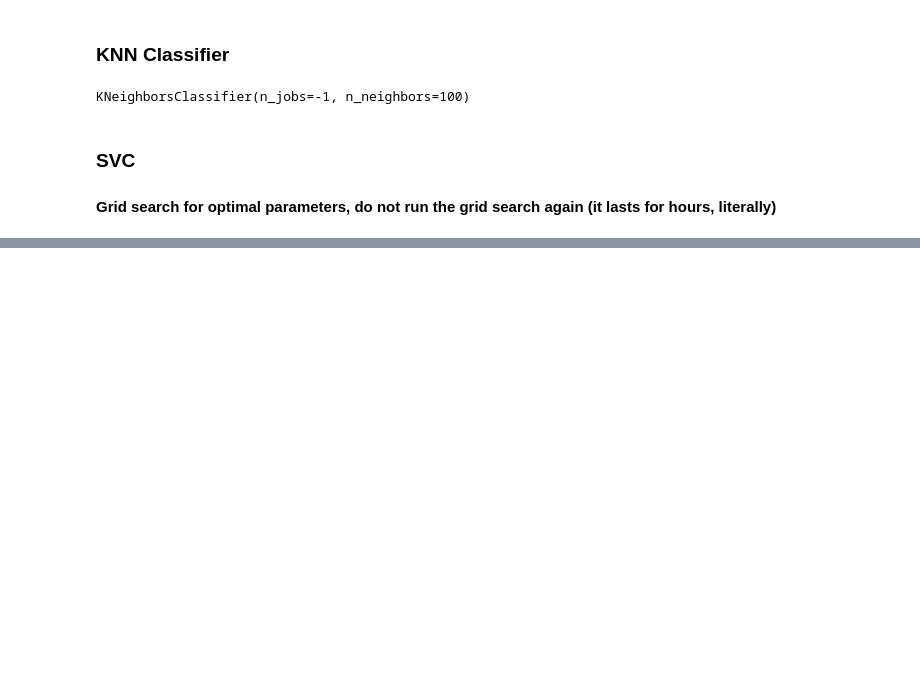
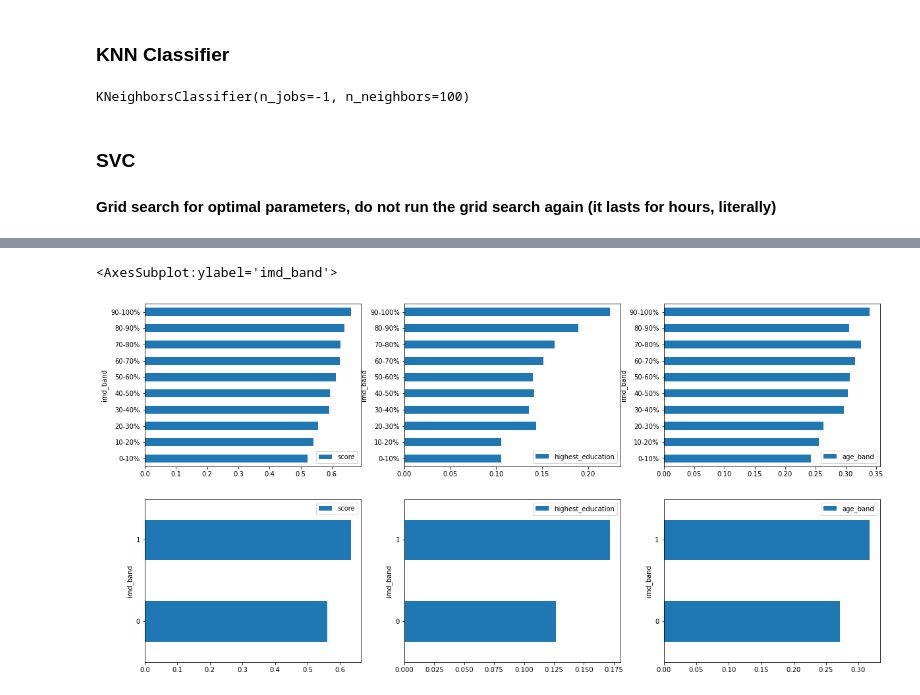
Before and after one commit to ksimicevic/early-student-success-predictors, a Jupyter notebook: project-pt2.ipynb, the cells around one changed output, grey strips where cells are left out. Cells and saved outputs as stored; diff of their text form; code cells hidden in the pictures; blank space fills up the shorter version.

```diff
--- a/project-pt2.ipynb
+++ b/project-pt2.ipynb
@@ -234,0 +243,59 @@ results
+# %%
+from sklearn.preprocessing import minmax_scale, MinMaxScaler
+from sklearn.neighbors import KNeighborsClassifier
+
+fig, axs = plt.subplots(2, 3, figsize=(20, 10))
+
+scaler = MinMaxScaler()
+
+student_info.loc[student_info['imd_band'] == '10-20', 'imd_band'] = '10-20%'
+unique_regions = student_info.groupby('imd_band').size().reset_index(name='counts')
+student_avg_score = student_assessment[['id_student', 'score']].groupby('id_student').mean()
+student_avg_score = pd.merge(student_info, student_avg_score, on='id_student', how='left')
+student_avg_score['score'].fillna(0, inplace=True)
+student_avg_score.dropna(subset = ['imd_band'], inplace=True)
+
+student_avg_score.loc[(student_avg_score['highest_education'] == 'No Formal quals') | (student_avg_score['highest_education'] == 'A Level or Equivalent') | (student_avg_score['highest_education'] == 'Lower Than A Level'), 'highest_education'] = 0
+student_avg_score.loc[(student_avg_score['highest_education'] == 'HE Qualification') | (student_avg_score['highest_education'] == 'Post Graduate Qualification') , 'highest_education'] = 1
+student_avg_score['highest_education'] = pd.to_numeric(student_avg_score['highest_education'])
+
+student_avg_score.loc[(student_avg_score['age_band'] == '0-35'), 'age_band'] = 0
+student_avg_score.loc[(student_avg_score['age_band'] == '55<=') | (student_avg_score['age_band'] == '35-55'), 'age_band'] = 1
+student_avg_score['age_band'] = pd.to_numeric(student_avg_score['age_band'])
+
+student_avg_score_scaled = scaler.fit_transform(student_avg_score[['score', 'highest_education', 'age_band']])
+student_avg_score['score'] = student_avg_score_scaled[:,0]
+
+imd_avg_score = student_avg_score[['imd_band', 'score']].groupby('imd_band', as_index=False).mean()
+imd_avg_edu = student_avg_score[['imd_band', 'highest_education']].groupby('imd_band', as_index=False).mean()
+imd_avg_age = student_avg_score[['imd_band', 'age_band']].groupby('imd_band', as_index=False).mean()
+
+imd_avg_score.plot(x='imd_band', y='score', ax=axs[0, 0], kind='barh')
+imd_avg_edu.plot(x='imd_band', y='highest_education', ax=axs[0, 1], kind='barh')
+imd_avg_age.plot(x='imd_band', y='age_band', ax=axs[0, 2], kind='barh')
+
+student_avg_score.loc[(student_avg_score['imd_band'] == '0-10%') |
+                     (student_avg_score['imd_band'] == '10-20%') |
+                     (student_avg_score['imd_band'] == '20-30%') |
+                     (student_avg_score['imd_band'] == '30-40%') |
+                     (student_avg_score['imd_band'] == '40-50%'), 'imd_band'] = 0
+
+student_avg_score.loc[(student_avg_score['imd_band'] == '50-60%') |
+                     (student_avg_score['imd_band'] == '60-70%') |
+                     (student_avg_score['imd_band'] == '70-80%') |
+                     (student_avg_score['imd_band'] == '80-90%') |
+                     (student_avg_score['imd_band'] == '90-100%'), 'imd_band'] = 1
+
+student_avg_score['imd_band'] = pd.to_numeric(student_avg_score['imd_band'])
+
+
+imd_avg_score = student_avg_score[['imd_band', 'score']].groupby('imd_band', as_index=False).mean()
+imd_avg_edu = student_avg_score[['imd_band', 'highest_education']].groupby('imd_band', as_index=False).mean()
+imd_avg_age = student_avg_score[['imd_band', 'age_band']].groupby('imd_band', as_index=False).mean()
+
+imd_avg_score.plot(x='imd_band', y='score', ax=axs[1, 0], kind='barh')
+imd_avg_edu.plot(x='imd_band', y='highest_education', ax=axs[1, 1], kind='barh')
+imd_avg_age.plot(x='imd_band', y='age_band', ax=axs[1, 2], kind='barh')
+# %% [output]
+<AxesSubplot:ylabel='imd_band'>
+[figure, added]
```
Also changed, not shown: parts of 9 cells of this notebook.
